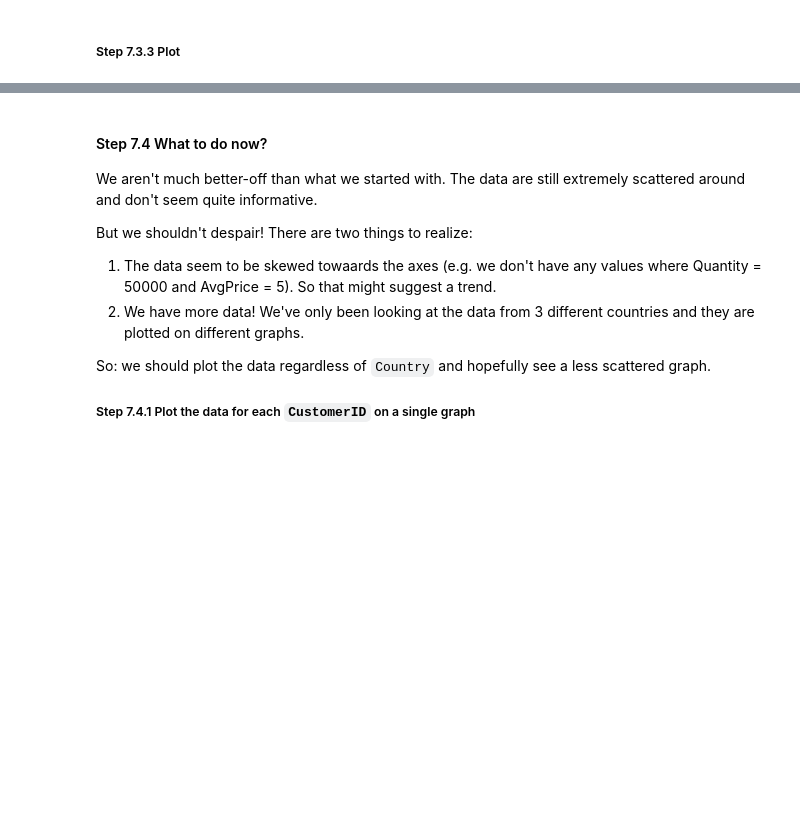
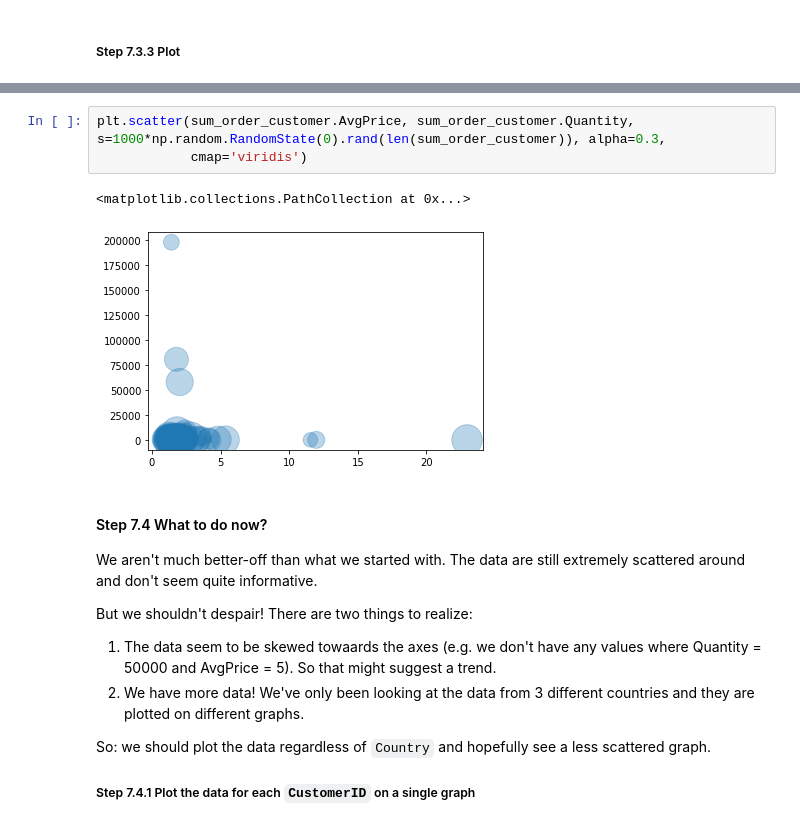
Before and after one commit to zhenhuaQLX/QLX-DS-Training, a Jupyter notebook: datascience/python/10_mod_pandas/supplemental/07_Visualization/Online_Retail/Exercises.ipynb, the cells around one changed output, grey strips where cells are left out. Drawn from its saved outputs; the diff is of its cells as text; blank space fills up the shorter version.

```diff
--- a/datascience/python/10_mod_pandas/supplemental/07_Visualization/Online_Retail/Exercises.ipynb
+++ b/datascience/python/10_mod_pandas/supplemental/07_Visualization/Online_Retail/Exercises.ipynb
@@ -161,3 +193,9 @@ We will use this later to figure out an average price per customer.
+# %%
+plt.scatter(sum_order_customer.AvgPrice, sum_order_customer.Quantity, s=1000*np.random.RandomState(0).rand(len(sum_order_customer)), alpha=0.3,
+            cmap='viridis')
+# %% [output]
+<matplotlib.collections.PathCollection at 0x...>
+[figure, added]
 # %% [markdown]
 #### Step 7.4 What to do now?
 We aren't much better-off than what we started with. The data are still extremely scattered around and don't seem quite informative.
```
Also changed, not shown: parts of 7 cells of this notebook.
